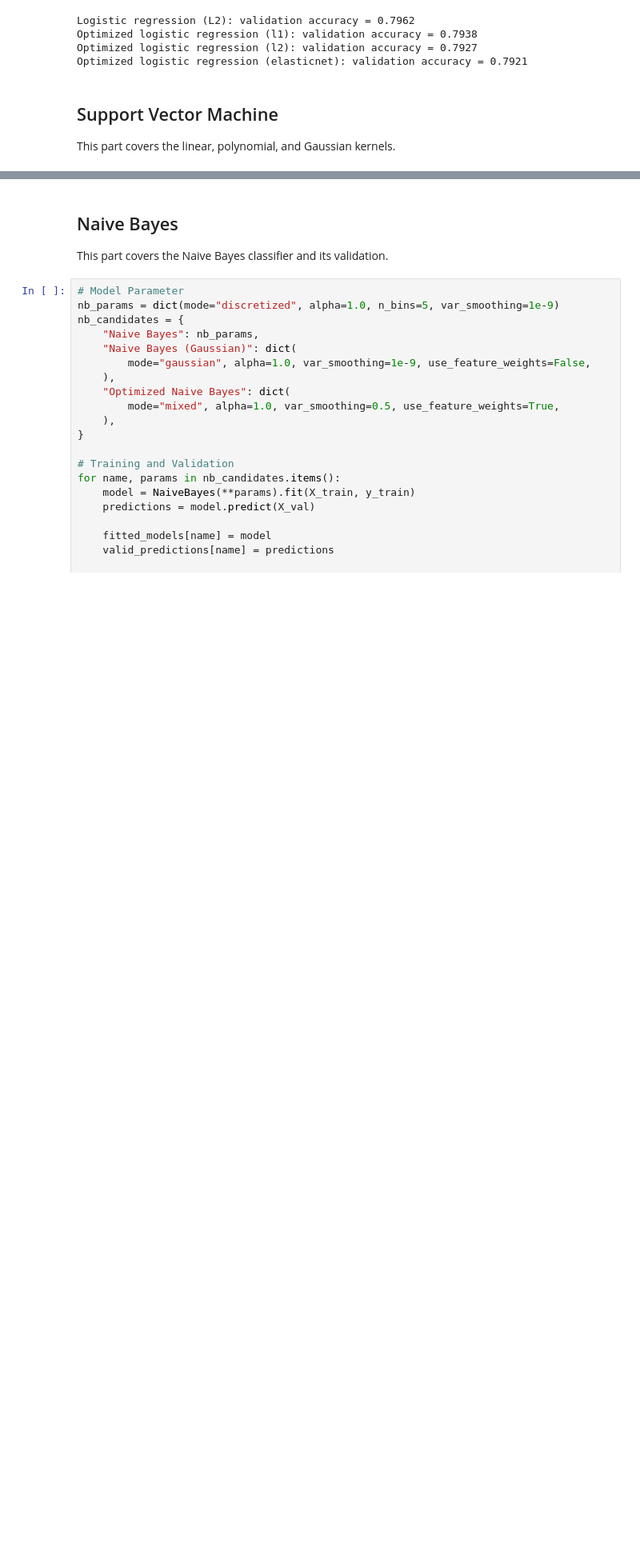
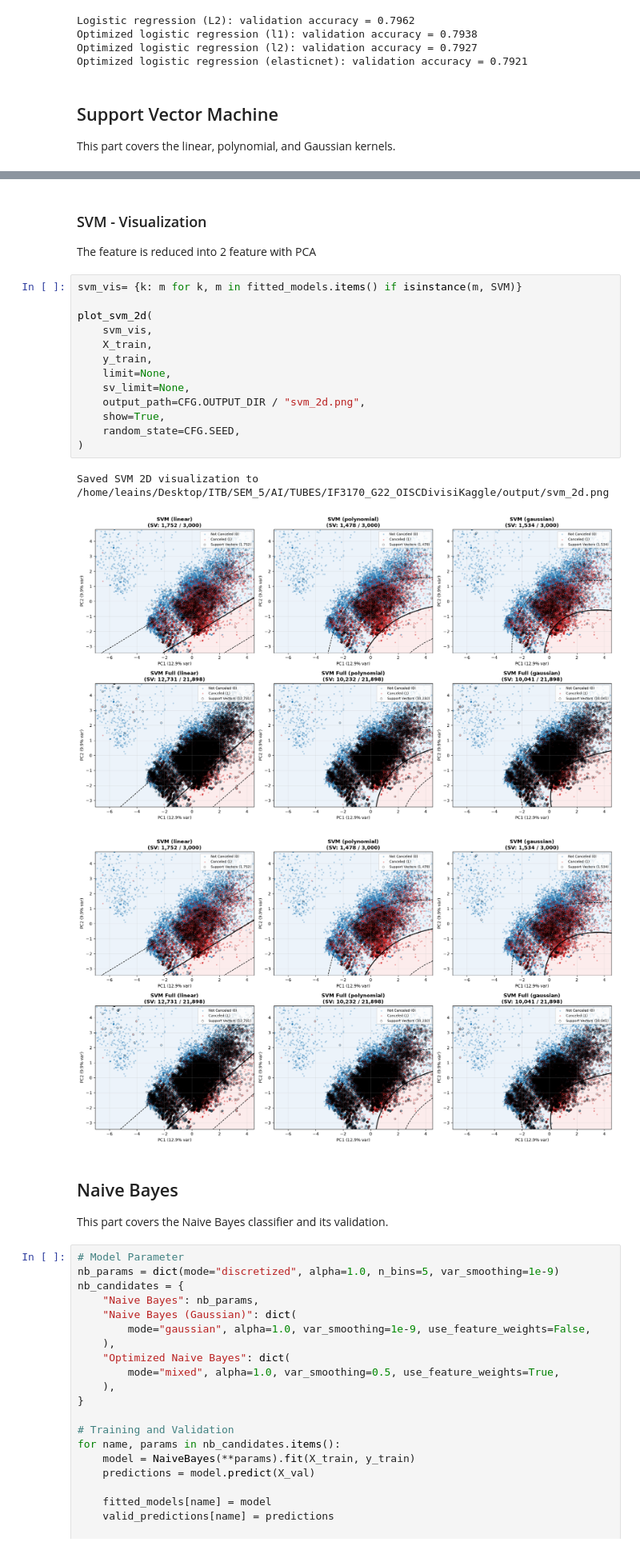
Before and after one commit to ValentinoDan/IF3170_G22_OISCDivisiKaggle, a Jupyter notebook: src/notebook.ipynb, the cells around one changed output, grey strips where cells are left out. Shown at 80% size. Drawn from its saved outputs; the diff is of its cells as text; blank space fills up the shorter version.

Commit message:
feat: add SVM visualization

```diff
--- a/src/notebook.ipynb
+++ b/src/notebook.ipynb
@@ -895,3 +942,23 @@ SVM (gaussian): 3,000 training rows, validation accuracy = 0.8080
+# %% [markdown]
+### SVM - Visualization
+The feature is reduced into 2 feature with PCA
+# %%
+svm_vis= {k: m for k, m in fitted_models.items() if isinstance(m, SVM)}
+
+plot_svm_2d(
+    svm_vis,
+    X_train,
+    y_train,
+    limit=None,
+    sv_limit=None,
+    output_path=CFG.OUTPUT_DIR / "svm_2d.png",
+    show=True,
+    random_state=CFG.SEED,
+)
+# %% [output]
+Saved SVM 2D visualization to /home/leains/Desktop/ITB/SEM_5/AI/TUBES/IF3170_G22_OISCDivisiKaggle/output/svm_2d.png
+[figure, added]
+[figure, added]
 # %% [markdown]
 ## Naive Bayes
 
```
Also changed, not shown: parts of 17 cells of this notebook, 2 other files.
